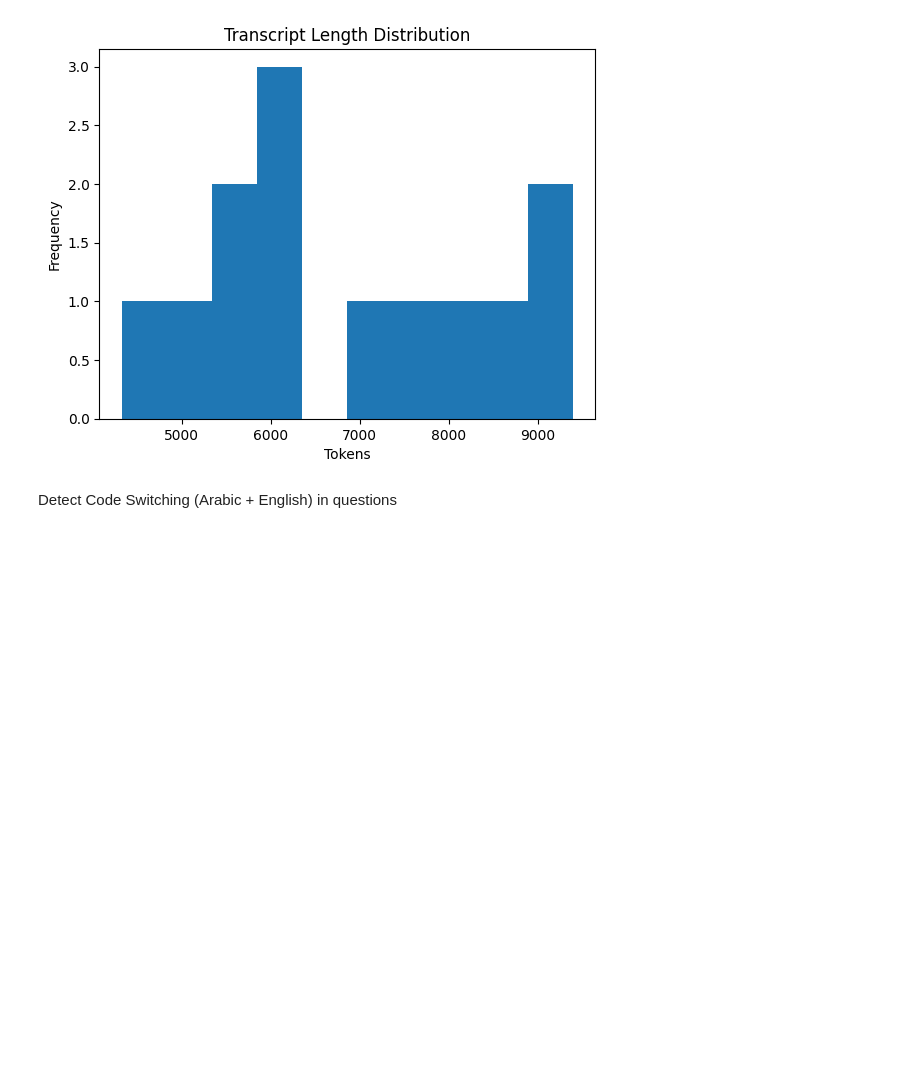
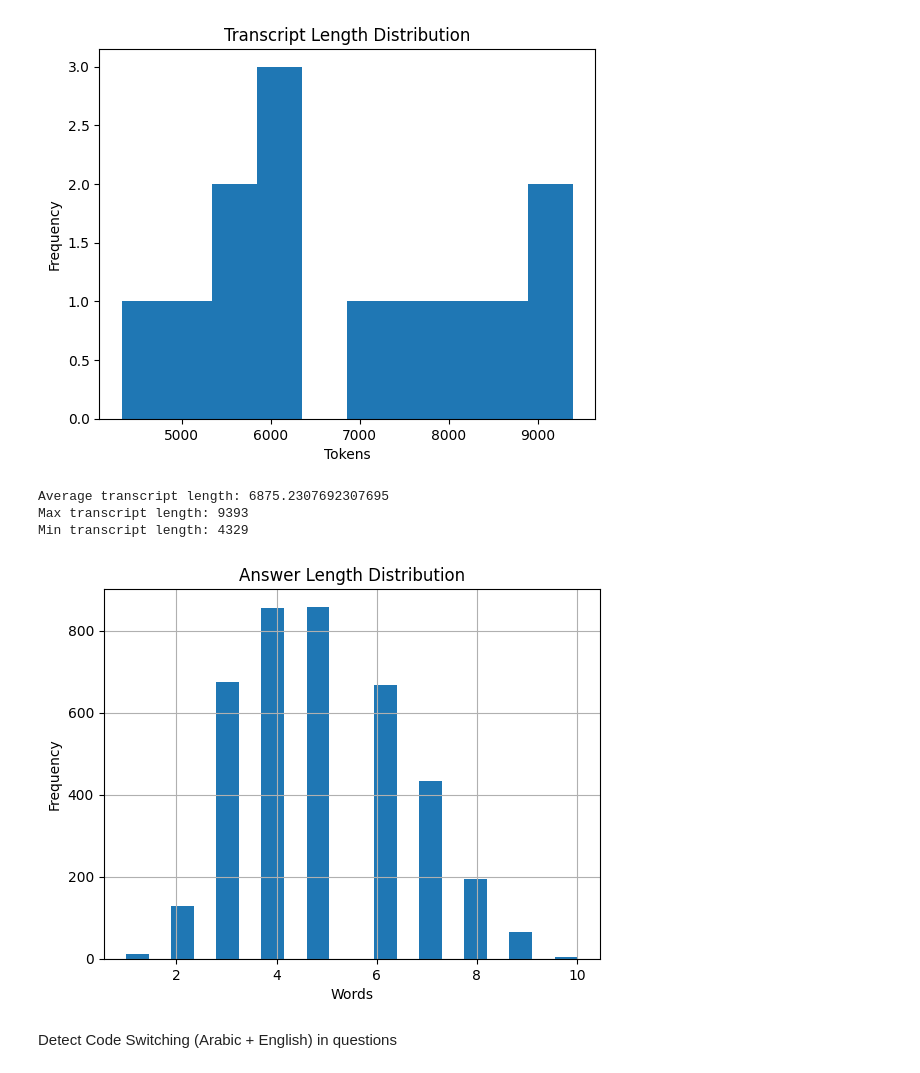
Before and after one commit to Nemosimes/NLP-Project, a Jupyter notebook: MS1.ipynb, the cells around one changed output. Cells and saved outputs as stored; diff of their text form; code cells hidden in the pictures; blank space fills up the shorter version.

```diff
--- a/MS1.ipynb
+++ b/MS1.ipynb
@@ -150,6 +176,26 @@ plt.ylabel("Frequency")
 plt.show()
 # %% [output]
 [figure]
+# %%
+transcript_word_counts = [len(t.split()) for t in transcripts.values()]
+
+print("Average transcript length:", sum(transcript_word_counts)/len(transcript_word_counts))
+print("Max transcript length:", max(transcript_word_counts))
+print("Min transcript length:", min(transcript_word_counts))
+# %% [output]
+Average transcript length: 6875.2307692307695
+Max transcript length: 9393
+Min transcript length: 4329
+# %%
+qa_df["answer_len"] = qa_df["answer"].apply(lambda x: len(str(x).split()))
+
+qa_df["answer_len"].hist(bins=20)
+plt.title("Answer Length Distribution")
+plt.xlabel("Words")
+plt.ylabel("Frequency")
+plt.show()
+# %% [output]
+[figure, added]
 # %% [markdown]
 Detect Code Switching (Arabic + English) in questions
 # %%
```
Also changed, not shown: parts of 14 cells of this notebook.
